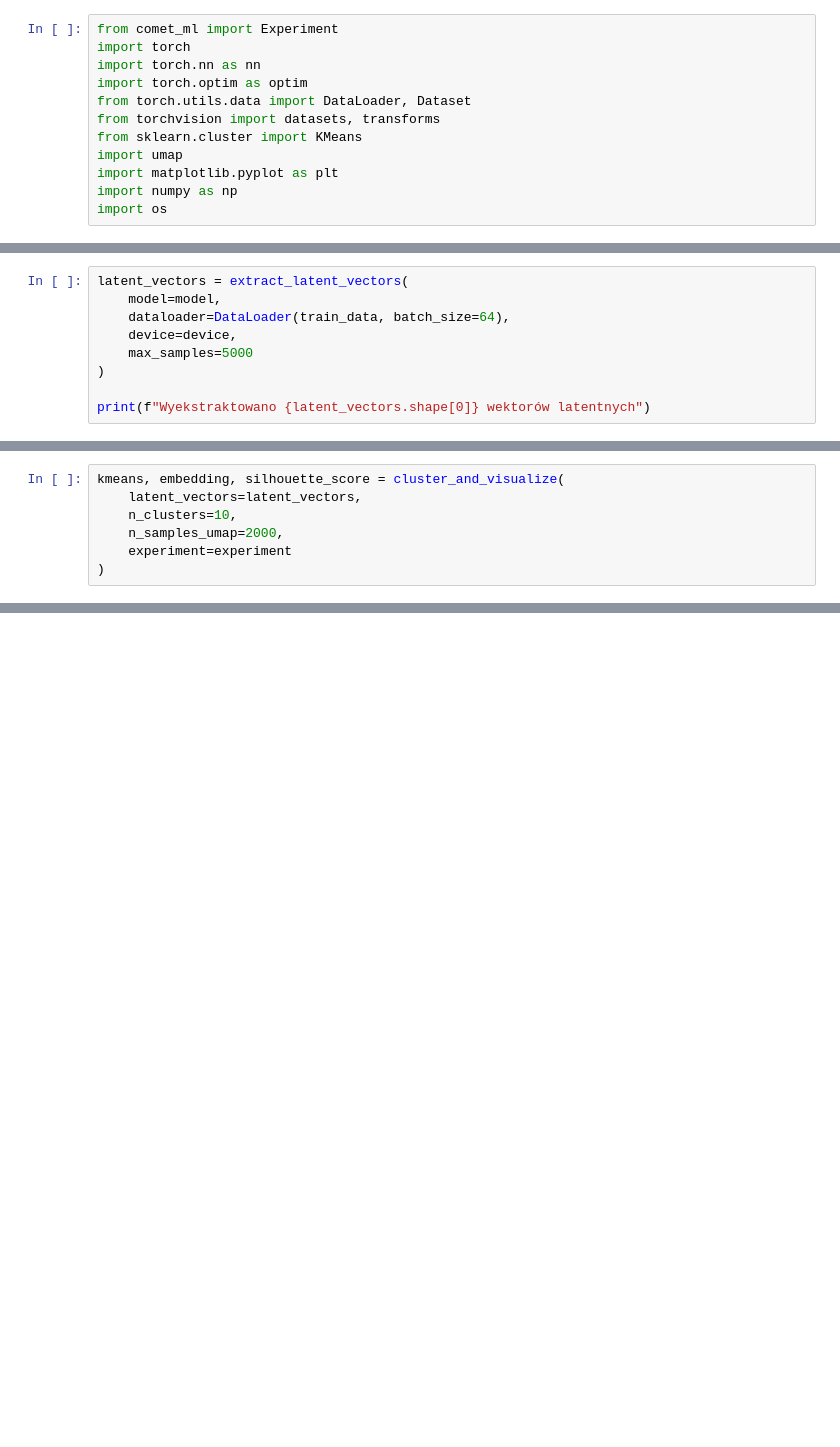
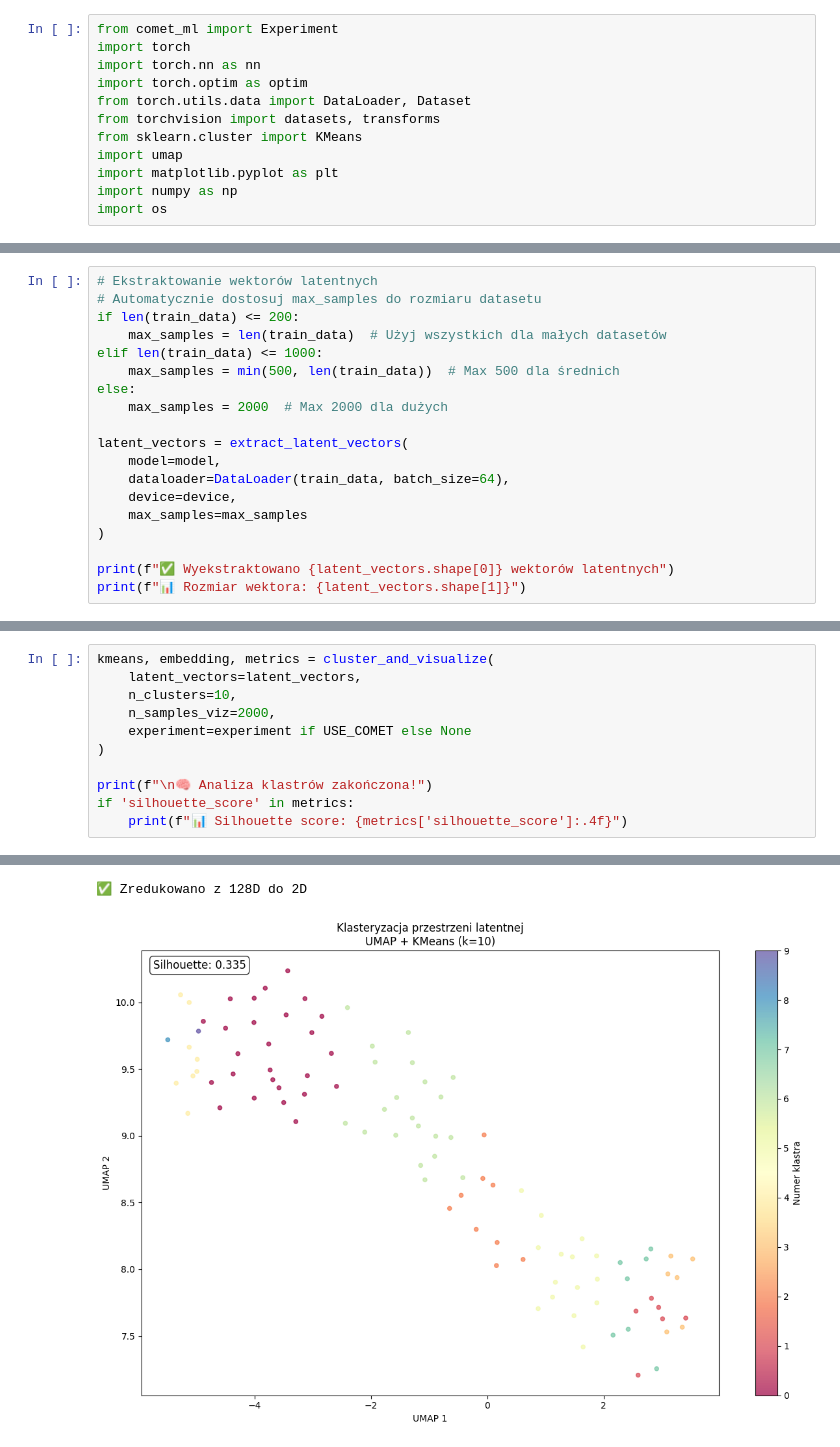
Before and after one commit to Lecrut/Unsupervised-learning---images, a Jupyter notebook: main.ipynb, the cells around one changed output, grey strips where cells are left out. Saved outputs shown, nothing was run; the diff lists cells and outputs as text; blank space fills up the shorter version.

```diff
--- a/main.ipynb
+++ b/main.ipynb
@@ -84,9 +236,19 @@ Klasteryzacja przestrzeni latentnej
 # %%
+# Ekstraktowanie wektorów latentnych
+# Automatycznie dostosuj max_samples do rozmiaru datasetu
+if len(train_data) <= 200:
+    max_samples = len(train_data)  # Użyj wszystkich dla małych datasetów
+elif len(train_data) <= 1000:
+    max_samples = min(500, len(train_data))  # Max 500 dla średnich
+else:
+    max_samples = 2000  # Max 2000 dla dużych
+
 latent_vectors = extract_latent_vectors(
     model=model,
     dataloader=DataLoader(train_data, batch_size=64),
     device=device,
-    max_samples=5000
+    max_samples=max_samples
 )
 
-print(f"Wyekstraktowano {latent_vectors.shape[0]} wektorów latentnych")
+print(f"✅ Wyekstraktowano {latent_vectors.shape[0]} wektorów latentnych")
+print(f"📊 Rozmiar wektora: {latent_vectors.shape[1]}")
@@ -95,7 +265,12 @@ Klasteryzacja i wizualizacja
 # %%
-kmeans, embedding, silhouette_score = cluster_and_visualize(
+kmeans, embedding, metrics = cluster_and_visualize(
     latent_vectors=latent_vectors,
     n_clusters=10,
-    n_samples_umap=2000,
-    experiment=experiment
+    n_samples_viz=2000,
+    experiment=experiment if USE_COMET else None
 )
+
+print(f"\n🧠 Analiza klastrów zakończona!")
+if 'silhouette_score' in metrics:
+    print(f"📊 Silhouette score: {metrics['silhouette_score']:.4f}")
+# %% [output]
@@ -101,0 +284,2 @@ kmeans, embedding, silhouette_score = cluster_and_visualize(
+✅ Zredukowano z 128D do 2D
+[figure, added]
```
Also changed, not shown: parts of 25 cells of this notebook, 4 other files.
